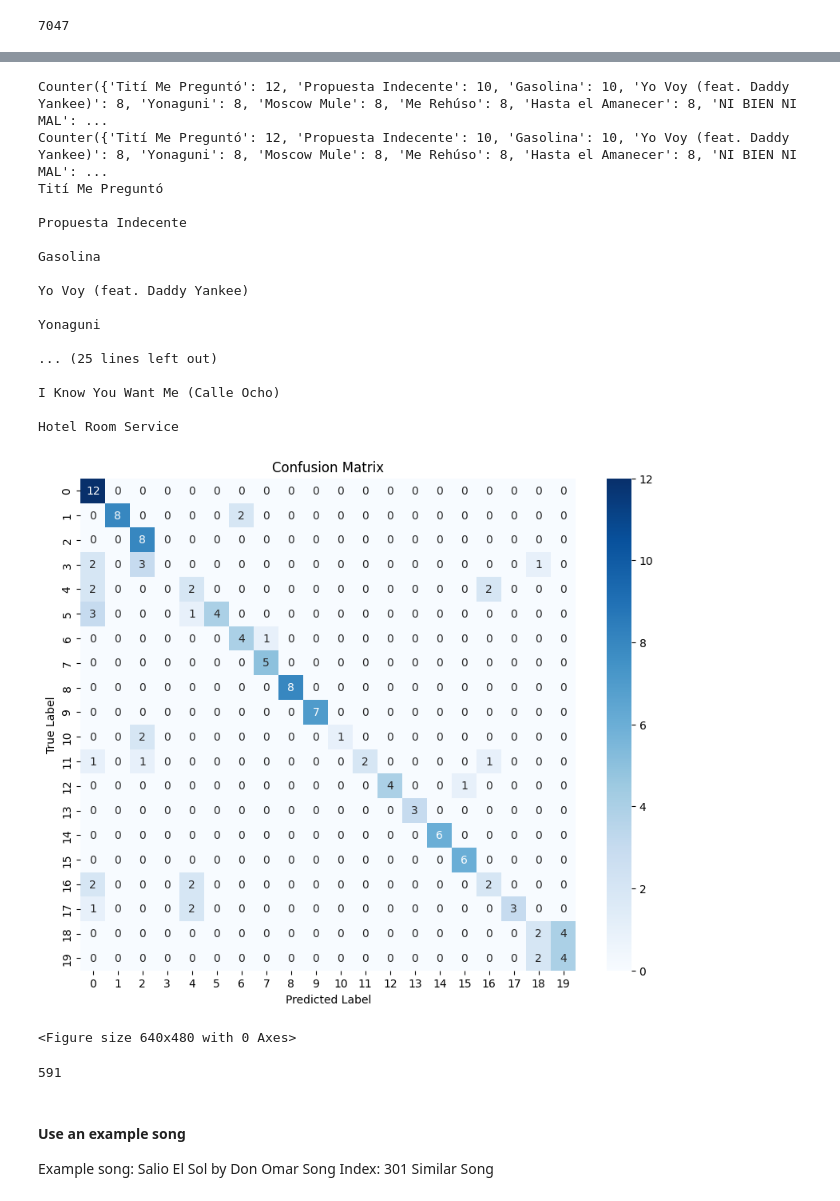
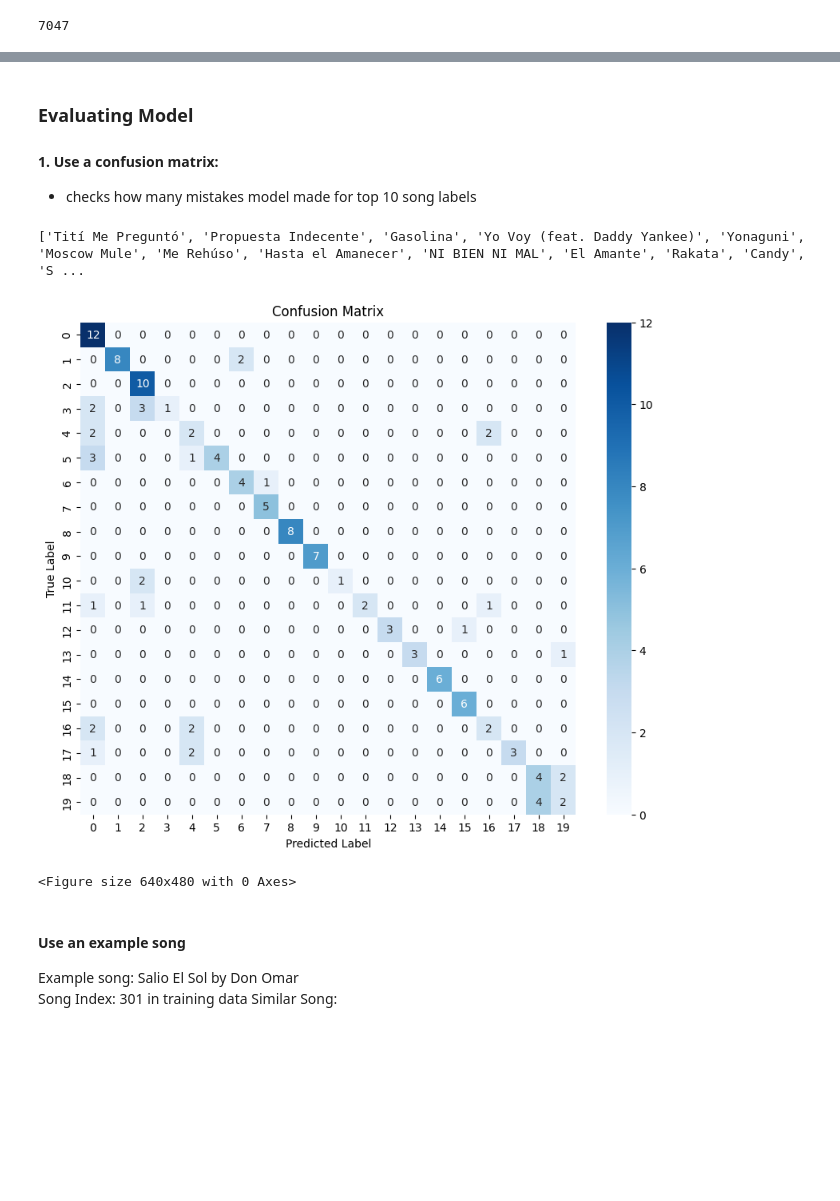
Before and after one commit to kathyaristi/NLP_Final, a Jupyter notebook: lr_setup.ipynb, the cells around one changed output, grey strips where cells are left out. Cells and saved outputs as stored; diff of their text form; code cells hidden in the pictures; blank space fills up the shorter version.

```diff
--- a/lr_setup.ipynb
+++ b/lr_setup.ipynb
@@ -9,21 +9,16 @@ import time
 from sklearn.preprocessing import StandardScaler
 from sklearn.feature_extraction.text import TfidfVectorizer
 from sklearn.metrics import accuracy_score, precision_score, recall_score, f1_score
-from nltk.corpus import stopwords
-from nltk.tokenize import word_tokenize
-from nltk.stem import WordNetLemmatizer
 
 NUM_FEATURES = 1000
-NUM_ITERATIONS = 500
-NUM_TRAINING_EXAMPLES = 200
+NUM_ITERATIONS = 300
 LEARNING_RATE = 0.1
 # %%
 #load the data, tuples
-my_data_similar_df = pd.read_csv("data/my_data_similar.csv")
+my_data_similar_df = pd.read_csv("data/kat_data_similar.csv")
 print(len( my_data_similar_df))
 
 #Grab the lyrics and the corresponding similar song title
-#song_artist = my_data_similar_df['title'].astype(str) + ", " +my_data_similar_df['artist'].astype(str)
 similar_lyrics, song_title = my_data_similar_df["lyrics"].tolist(), my_data_similar_df['title'].tolist()
 # %% [output]
 7047
@@ -185,56 +197,37 @@ Use a confusion matrix:
+# %% [markdown]
+### Evaluating Model
+
+#### 1. Use a confusion matrix:
+- checks how many mistakes model made for top 10 song labels
 # %%
 from sklearn.metrics import confusion_matrix
 import seaborn as sns
 from collections import Counter
 
+# Extract top 20 most common labels
 label_counts = Counter(y_test)
-print(label_counts)
-label_counts = Counter(y_test)
-print(label_counts)
-labels = sorted(list(set(y_test)))
 top_labels = [label for label, _ in label_counts.most_common(20)]  # adjust number as needed
-for item in top_labels:
-    print(f"{item}\n")
+print(top_labels)
 
 cm = confusion_matrix(y_test, y_pred, labels=top_labels)
 plt.figure(figsize=(10, 8))
 sns.heatmap(cm, annot=True, fmt='d', cmap='Blues')
 plt.xlabel("Predicted Label")
 plt.ylabel("True Label")
 plt.title("Confusion Matrix")
 plt.show()
 # %% [output]
-Counter({'Tití Me Preguntó': 12, 'Propuesta Indecente': 10, 'Gasolina': 10, 'Yo Voy (feat. Daddy Yankee)': 8, 'Yonaguni': 8, 'Moscow Mule': 8, 'Me Rehúso': 8, 'Hasta el Amanecer': 8, 'NI BIEN NI MAL': ...
-Counter({'Tití Me Preguntó': 12, 'Propuesta Indecente': 10, 'Gasolina': 10, 'Yo Voy (feat. Daddy Yankee)': 8, 'Yonaguni': 8, 'Moscow Mule': 8, 'Me Rehúso': 8, 'Hasta el Amanecer': 8, 'NI BIEN NI MAL': ...
-Tití Me Preguntó
-
-Propuesta Indecente
-
-Gasolina
-
-Yo Voy (feat. Daddy Yankee)
-
-Yonaguni
-
-... (25 lines left out)
-
-I Know You Want Me (Calle Ocho)
-
-Hotel Room Service
+['Tití Me Preguntó', 'Propuesta Indecente', 'Gasolina', 'Yo Voy (feat. Daddy Yankee)', 'Yonaguni', 'Moscow Mule', 'Me Rehúso', 'Hasta el Amanecer', 'NI BIEN NI MAL', 'El Amante', 'Rakata', 'Candy', 'S ...
-[figure, old version]
+[figure, new version]
 # %%
 plt.savefig('plots/confusion_matrix_song+artist.png')
 # %% [output]
 <Figure size 640x480 with 0 Axes>
-# %%
-print(len(set(y_test)))
-# %% [output]
-591
 # %% [markdown]
 #### Use an example song
 Example song: Salio El Sol by Don Omar
-Song Index: 301
-Similar Song
+Song Index: 301 in training data
+Similar Song:
 # %%
 #X = similar_song_Lyrics
 #similar_song_title - Song Title
```
Also changed, not shown: parts of 31 cells of this notebook, 1 other file.
